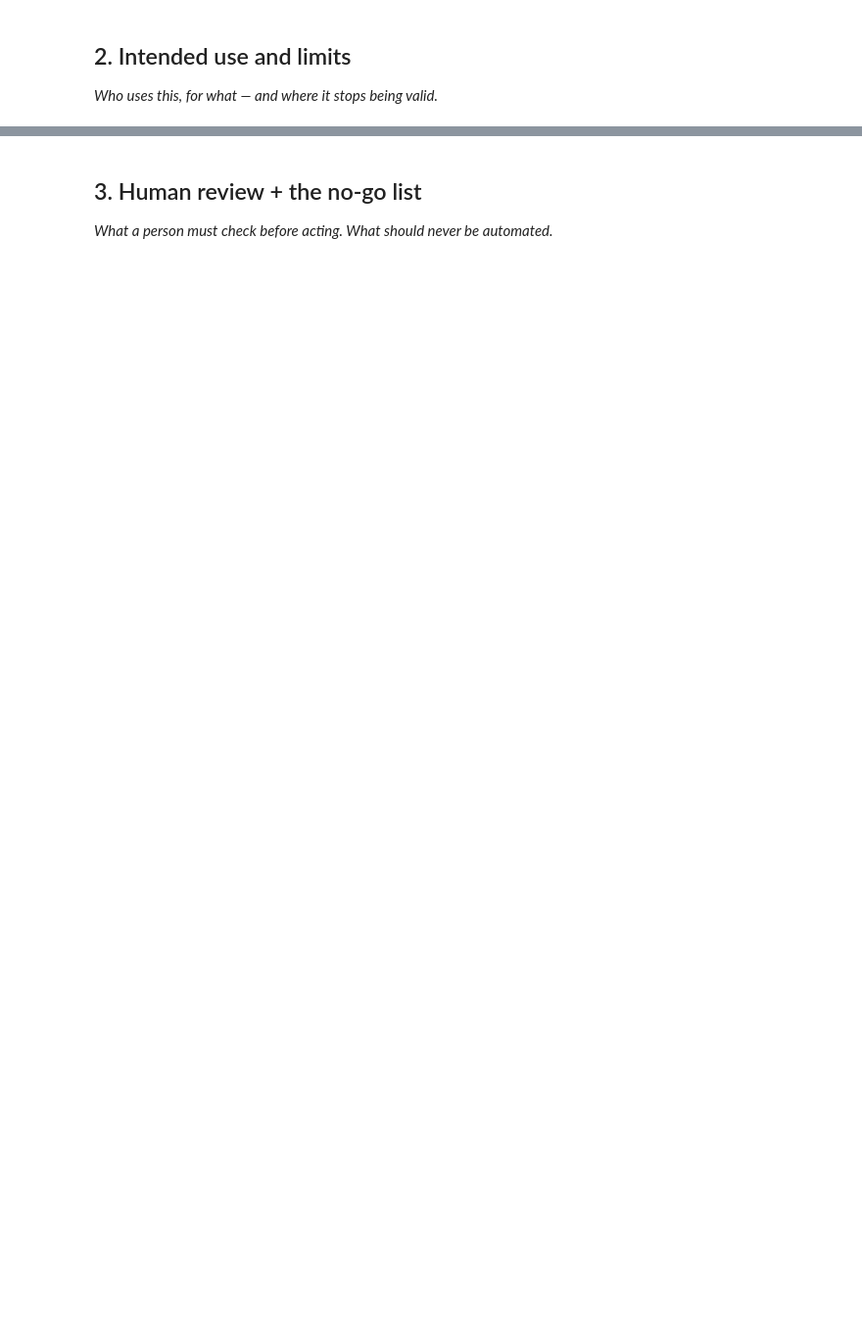
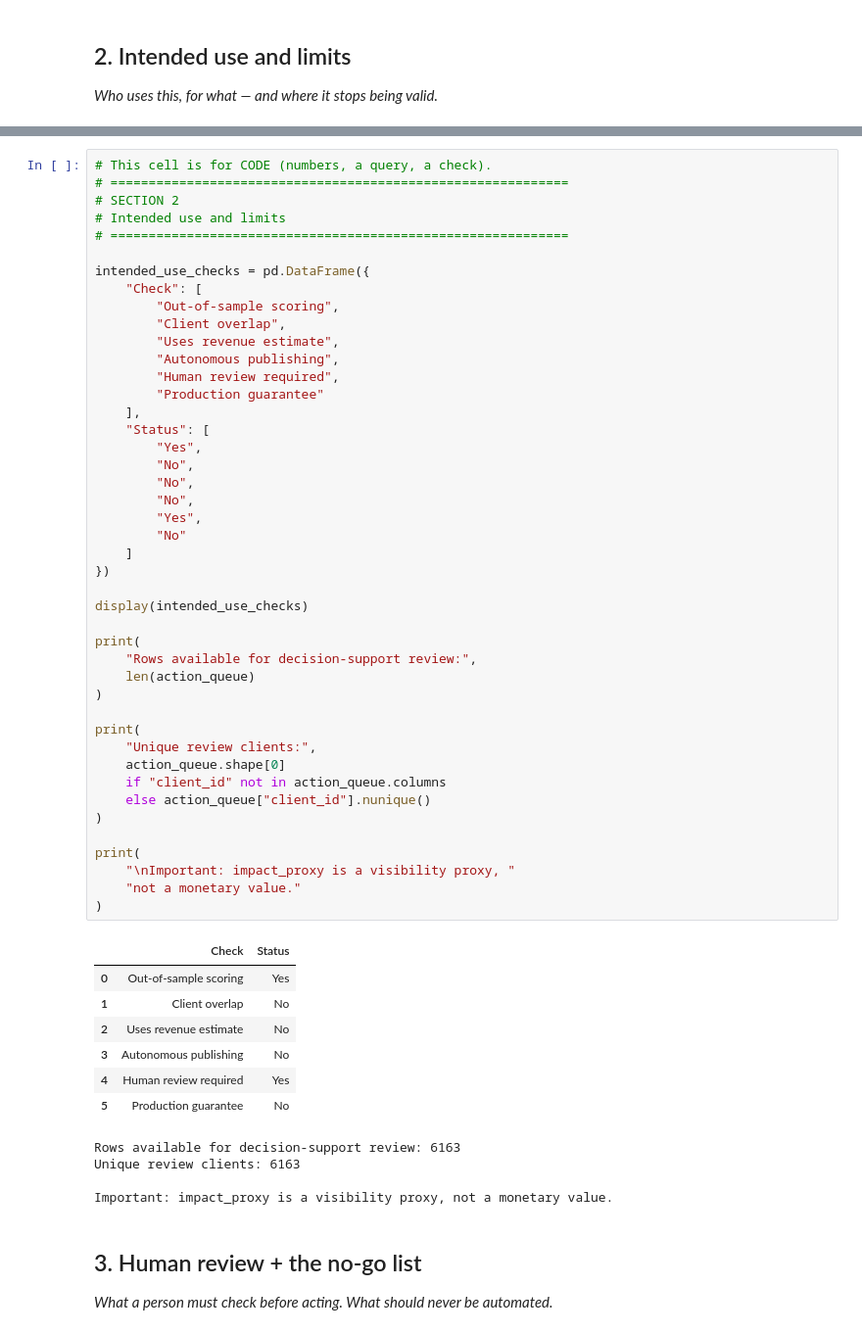
Before and after one commit to saisathwik2703/flyrank-ml-internship-starter, a Jupyter notebook: work/notebooks/w07_action_playbook.ipynb, the cells around one changed output, grey strips where cells are left out. Shown at 98% size. Saved outputs shown, nothing was run; the diff lists cells and outputs as text; blank space fills up the shorter version.

```diff
--- a/work/notebooks/w07_action_playbook.ipynb
+++ b/work/notebooks/w07_action_playbook.ipynb
@@ -23,3 +536,59 @@ This skeleton is yours to fill. Work the sections **in order** — each one has
+# %%
+# This cell is for CODE (numbers, a query, a check).
+# ============================================================
+# SECTION 2
+# Intended use and limits
+# ============================================================
+
+intended_use_checks = pd.DataFrame({
+    "Check": [
+        "Out-of-sample scoring",
+        "Client overlap",
+        "Uses revenue estimate",
+        "Autonomous publishing",
+        "Human review required",
+        "Production guarantee"
+    ],
+    "Status": [
+        "Yes",
+        "No",
+        "No",
+        "No",
+        "Yes",
+        "No"
+    ]
+})
+
+display(intended_use_checks)
+
+print(
+    "Rows available for decision-support review:",
+    len(action_queue)
+)
+
+print(
+    "Unique review clients:",
+    action_queue.shape[0]
+    if "client_id" not in action_queue.columns
+    else action_queue["client_id"].nunique()
+)
+
+print(
+    "\nImportant: impact_proxy is a visibility proxy, "
+    "not a monetary value."
+)
+# %% [output]
+|  | Check | Status |
+| 0 | Out-of-sample scoring | Yes |
+| 1 | Client overlap | No |
+| 2 | Uses revenue estimate | No |
+| 3 | Autonomous publishing | No |
+| 4 | Human review required | Yes |
+| 5 | Production guarantee | No |
+Rows available for decision-support review: 6163
+Unique review clients: 6163
+
+Important: impact_proxy is a visibility proxy, not a monetary value.
 # %% [markdown]
 ## 3. Human review + the no-go list
 
```
Also changed, not shown: parts of 16 cells of this notebook.
